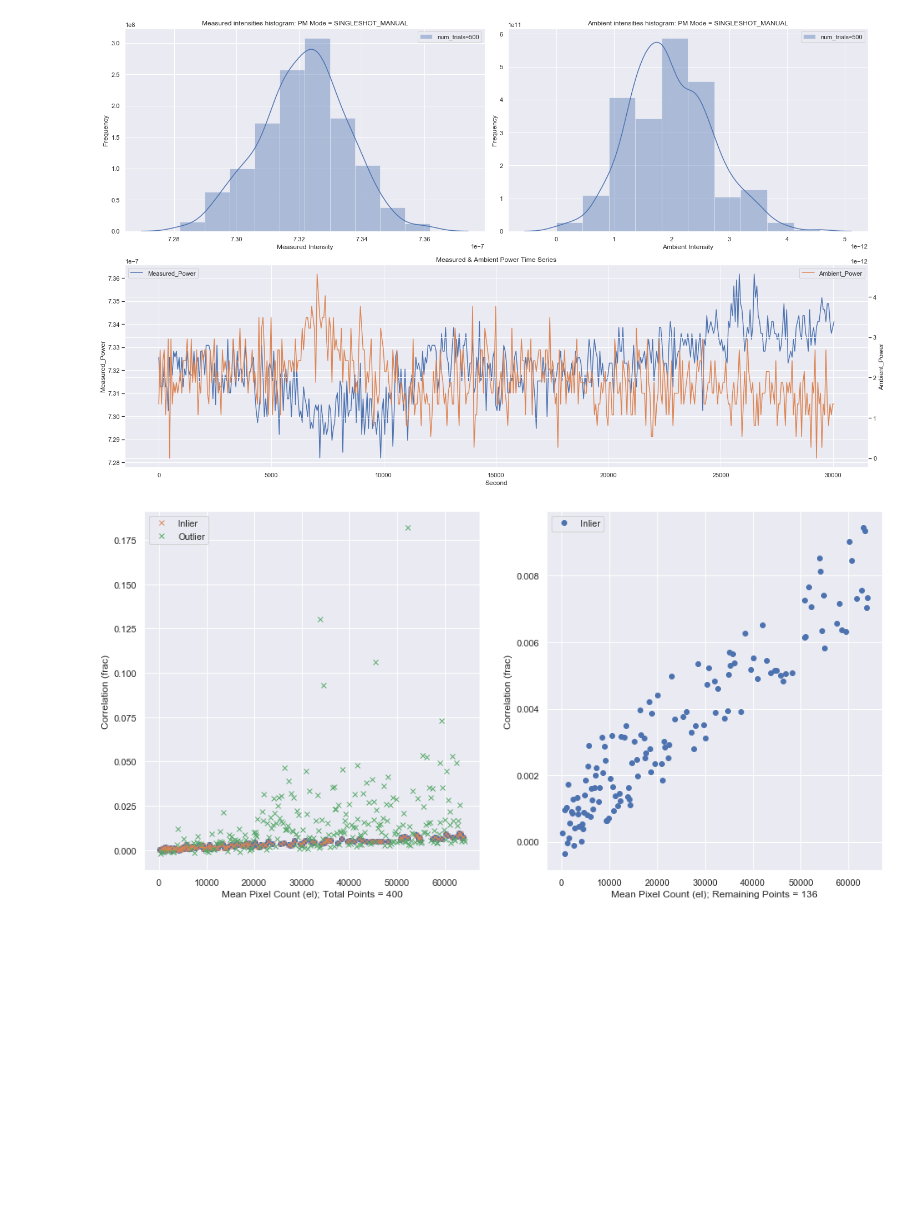
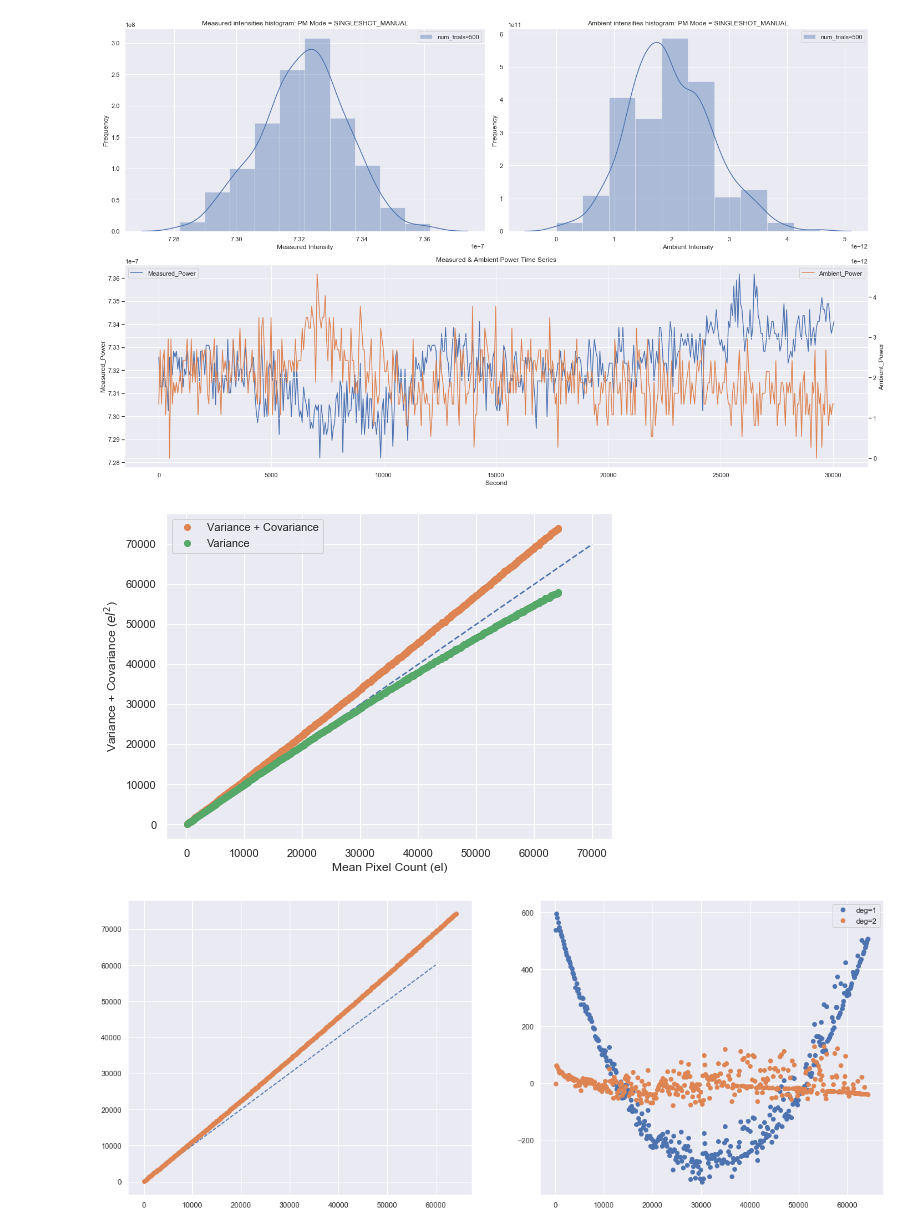
Before and after one commit to JerryLiuMY/OPMD, a Jupyter notebook: src/stability.ipynb, the cells around one changed output. Saved outputs shown, nothing was run; the diff lists cells and outputs as text; code cells hidden in the pictures; blank space fills up the shorter version.

```diff
--- a/src/stability.ipynb
+++ b/src/stability.ipynb
@@ -39,7 +42,7 @@ from analysis.PTC import PTC_fit, inlier, run_PTC
 # %%
-from analysis.correlation import correlation_fit
 from analysis.covariance import run_covariance
-correlation_fit('PTC20-21-03-19-19-04.fits', 5, 1, 1)
+run_covariance('PTC20-21-03-19-19-04.fits', 5)
 # %% [output]
-[figure, old version]
+[figure, new version]
+[figure, added]
 # %%
```
Also changed, not shown: parts of 4 cells of this notebook, 4 other files.
